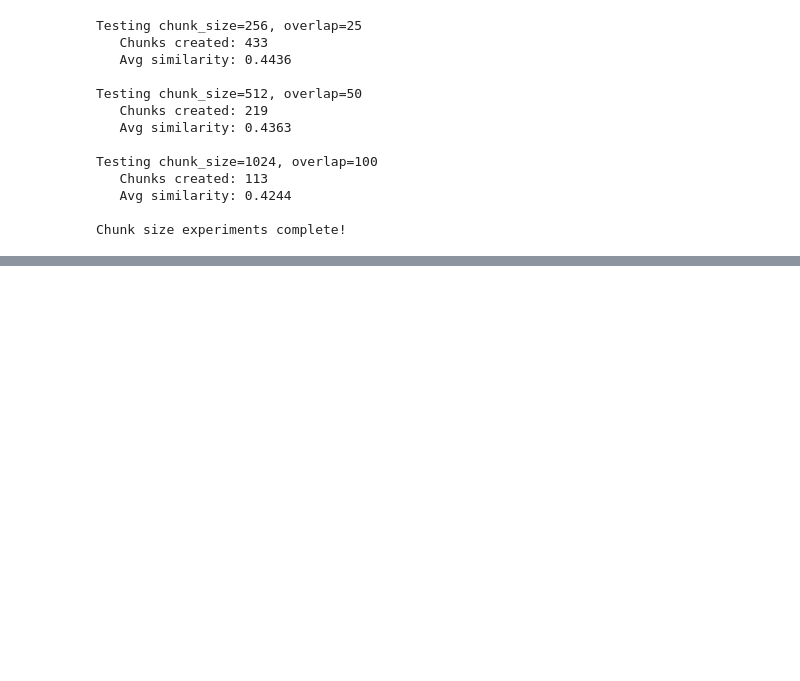
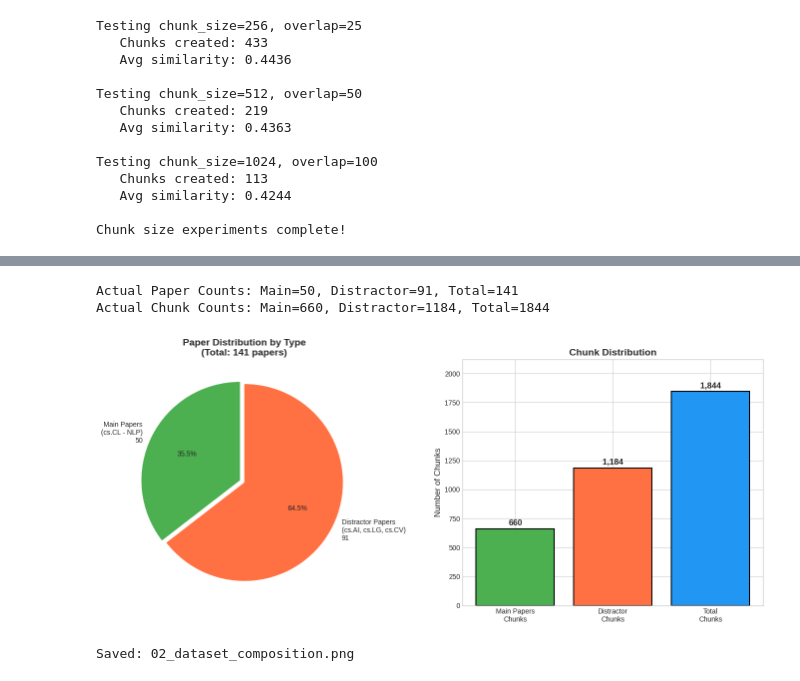
Before and after one commit to ShaunakSoni28/RAG_Systems, a Jupyter notebook: RAG_Systems.ipynb, the cells around one changed output, grey strips where cells are left out. Cells and saved outputs as stored; diff of their text form; code cells hidden in the pictures; blank space fills up the shorter version.

```diff
--- a/RAG_Systems.ipynb
+++ b/RAG_Systems.ipynb
@@ -1779,0 +1786,55 @@ Killing tunnel 127.0.0.1:7860 <> https://6bf1af418042a99ec6.gradio.live
+# %%
+fig, axes = plt.subplots(1, 2, figsize=(14, 6))
+
+main_paper_count = len([p for p in all_papers_cleaned if not p.get('is_distractor', False)])
+distractor_paper_count = len([p for p in all_papers_cleaned if p.get('is_distractor', False)])
+total_papers = len(all_papers_cleaned)
+
+main_chunk_count = sum(1 for m in chunk_metadata if not m['is_distractor'])
+distractor_chunk_count = sum(1 for m in chunk_metadata if m['is_distractor'])
+total_chunks = len(all_chunks)
+
+print(f"Actual Paper Counts: Main={main_paper_count}, Distractor={distractor_paper_count}, Total={total_papers}")
+print(f"Actual Chunk Counts: Main={main_chunk_count}, Distractor={distractor_chunk_count}, Total={total_chunks}")
+
+ax1 = axes[0]
+paper_counts = [main_paper_count, distractor_paper_count]
+labels = [f'Main Papers\n(cs.CL - NLP)\n{main_paper_count}',
+          f'Distractor Papers\n(cs.AI, cs.LG, cs.CV)\n{distractor_paper_count}']
+colors_pie = ['#4CAF50', '#FF7043']
+explode = (0.05, 0)
+
+wedges, texts, autotexts = ax1.pie(paper_counts, explode=explode, labels=labels, colors=colors_pie,
+                                    autopct='%1.1f%%', startangle=90, textprops={'fontsize': 10})
+ax1.set_title(f'Paper Distribution by Type\n(Total: {total_papers} papers)', fontsize=14, fontweight='bold')
+
+ax2 = axes[1]
+chunk_data = {
+    'Category': ['Main Papers\nChunks', 'Distractor\nChunks', 'Total\nChunks'],
+    'Count': [main_chunk_count, distractor_chunk_count, total_chunks],
+    'Color': ['#4CAF50', '#FF7043', '#2196F3']
+}
+
+bars = ax2.bar(chunk_data['Category'], chunk_data['Count'], color=chunk_data['Color'],
+               edgecolor='black', linewidth=1.5)
+
+for bar, count in zip(bars, chunk_data['Count']):
+    height = bar.get_height()
+    ax2.annotate(f'{count:,}',
+                xy=(bar.get_x() + bar.get_width() / 2, height),
+                xytext=(0, 3), textcoords="offset points",
+                ha='center', va='bottom', fontsize=12, fontweight='bold')
+
+ax2.set_ylabel('Number of Chunks', fontsize=12)
+ax2.set_title('Chunk Distribution', fontsize=14, fontweight='bold')
+ax2.set_ylim(0, total_chunks * 1.15)
+
+plt.tight_layout()
+plt.savefig(f'{project_dir}/figures/02_dataset_composition_FIXED.png', dpi=300, bbox_inches='tight')
+plt.show()
+print("Saved: 02_dataset_composition.png")
+# %% [output]
+Actual Paper Counts: Main=50, Distractor=91, Total=141
+Actual Chunk Counts: Main=660, Distractor=1184, Total=1844
+[figure, added]
+Saved: 02_dataset_composition.png
```
Also changed, not shown: parts of 35 cells of this notebook.
